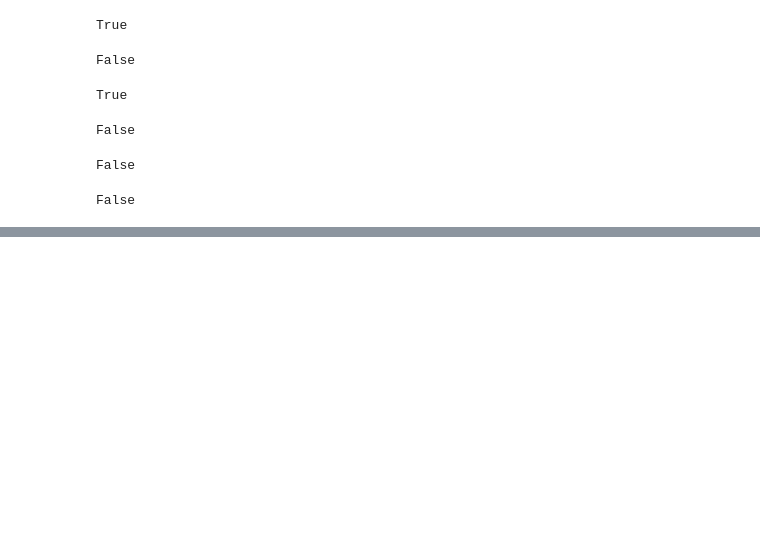
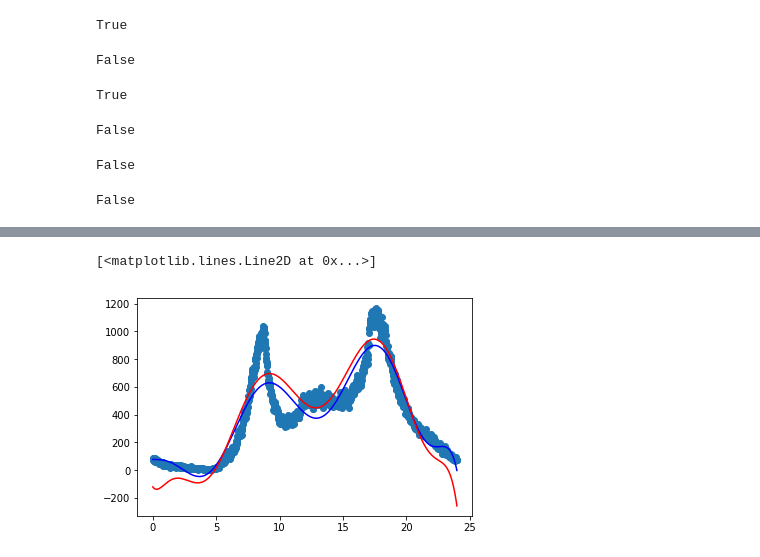
Before and after one commit to peoplecure/aap, a Jupyter notebook: assignments/4-Copy1.ipynb, the cells around one changed output, grey strips where cells are left out. Drawn from its saved outputs; the diff is of its cells as text; code cells hidden in the pictures; blank space fills up the shorter version.

```diff
--- a/assignments/4-Copy1.ipynb
+++ b/assignments/4-Copy1.ipynb
@@ -313,0 +326,11 @@ False
+# %%
+linear.fit(x_12, y_starting)
+ridge1 = linear_model.Ridge(alpha = .5)
+ridge1.fit(x_12, y_starting)
+
+plt.scatter(x_times, y_starting)
+plt.plot(x_times, np.dot(x_12, linear.coef_) + linear.intercept_, c='b')
+plt.plot(x_times, np.dot(x_12, ridge1.coef_) + ridge1.intercept_, c='r')
+# %% [output]
+[<matplotlib.lines.Line2D at 0x...>]
+[figure, added]
```
Also changed, not shown: parts of 6 cells of this notebook, 2 other files.
